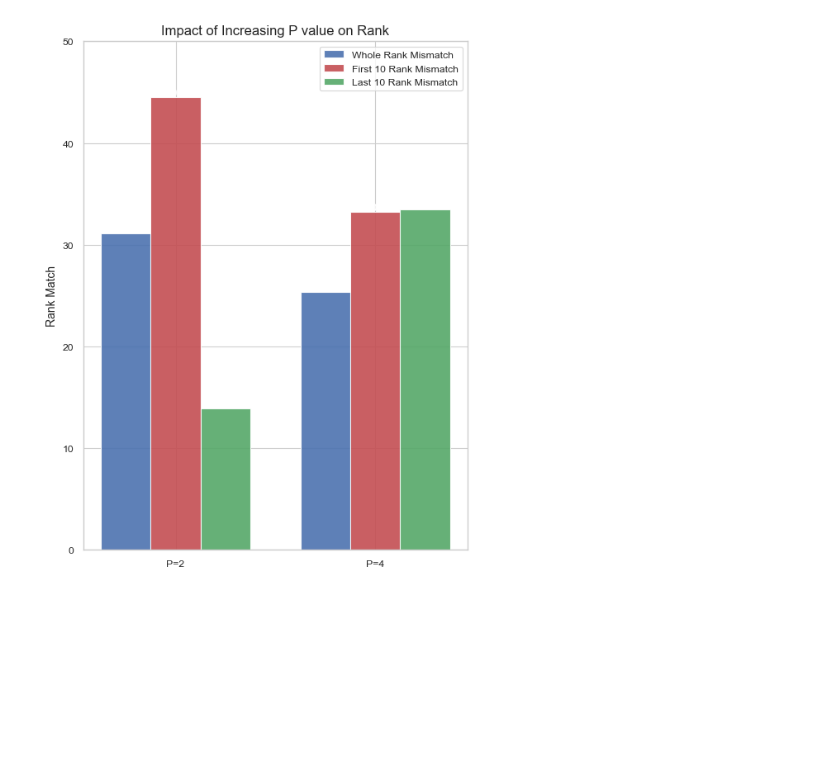
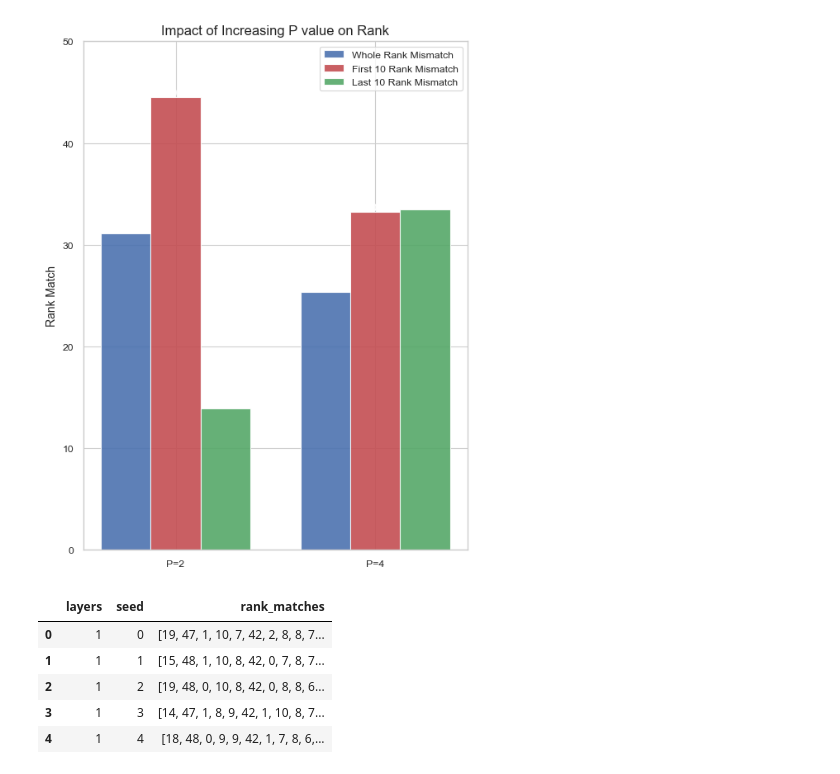
Before and after one commit to sebi-stewart/qml-protein-folding, a Jupyter notebook: poster_plot.ipynb, the cells around one changed output. Saved outputs shown, nothing was run; the diff lists cells and outputs as text; code cells hidden in the pictures; blank space fills up the shorter version.

```diff
--- a/poster_plot.ipynb
+++ b/poster_plot.ipynb
@@ -86,5 +86,13 @@ plt.show()
 # %% [output]
 [figure]
 # %%
-df = pd.read_pickle("results/run2.pkl")
+df = pd.read_pickle("results/run3_final.pkl")
+df.head()
+# %% [output]
+|  | layers | seed | rank_matches |
+| 0 | 1 | 0 | [19, 47, 1, 10, 7, 42, 2, 8, 8, 7... |
+| 1 | 1 | 1 | [15, 48, 1, 10, 8, 42, 0, 7, 8, 7... |
+| 2 | 1 | 2 | [19, 48, 0, 10, 8, 42, 0, 8, 8, 6... |
+| 3 | 1 | 3 | [14, 47, 1, 8, 9, 42, 1, 10, 8, 7... |
+| 4 | 1 | 4 | [18, 48, 0, 9, 9, 42, 1, 7, 8, 6,... |
 # %%
```
Also changed, not shown: parts of 2 cells of this notebook, 5 other files.
